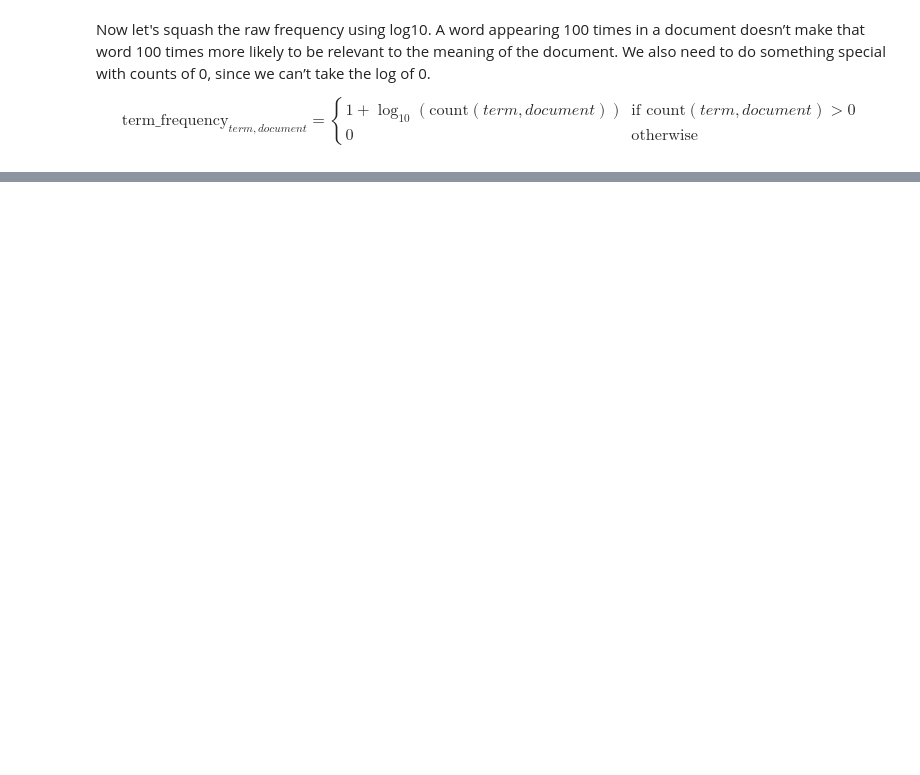
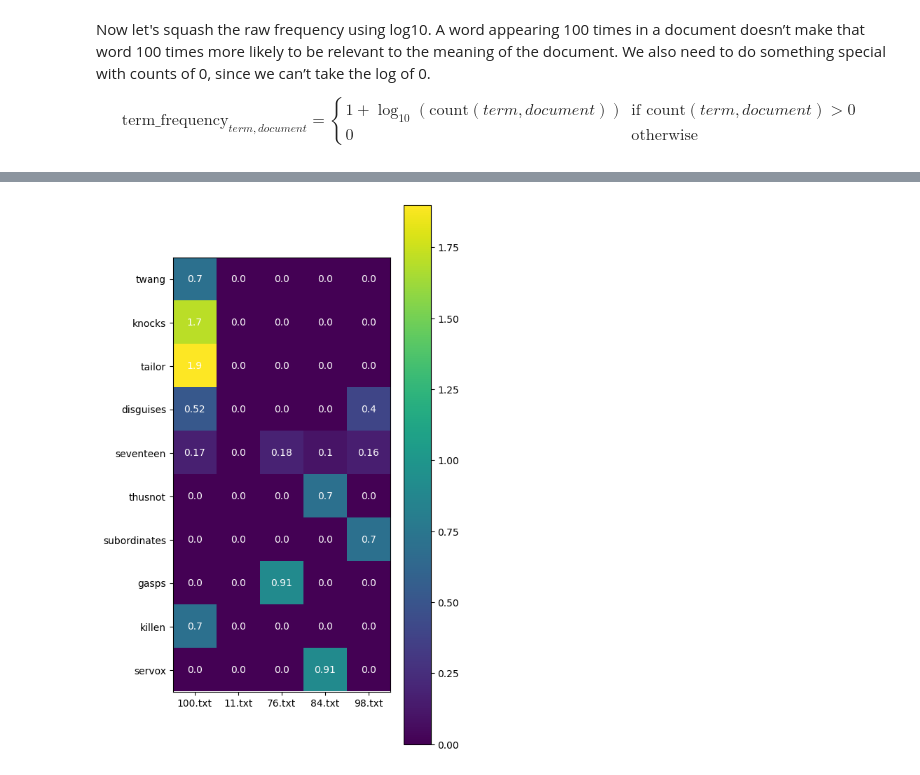
Before and after one commit to chrisjamesbond/tf-idf, a Jupyter notebook: tf-idf.ipynb, the cells around one changed output, grey strips where cells are left out. Drawn from its saved outputs; the diff is of its cells as text; code cells hidden in the pictures; blank space fills up the shorter version.

Commit message:
done for now! we've got our final tf-idf numbers calculating and we can even show a small selection of them with a plot!

```diff
--- a/tf-idf.ipynb
+++ b/tf-idf.ipynb
@@ -127,0 +103,7 @@ Term frequency for ebook:
+# %%
+squash_tf_score = np.vectorize(lambda x: 0 if x == 0 else 1 + math.log(x,10))
+
+term_frequency = squash_tf_score(term_frequency)
+
+# now our term frequencies are a little smoother
+term_lookup(term, term_frequency)
@@ -127,0 +131,8 @@ Term frequency for ebook:
+# %%
+inverse_document_frequency = np.zeros((num_terms), dtype=float)
+
+inverse_document_frequency_score = np.vectorize(lambda x: math.log((num_documents / x),10))
+
+inverse_document_frequency = inverse_document_frequency_score(document_frequency)
+
+print(inverse_document_frequency[term_to_index['ebook']])
@@ -127,0 +141,5 @@ Term frequency for ebook:
+# %%
+# finally, compute the df-idf weights
+tf_idf_weights = term_frequency * inverse_document_frequency[:, np.newaxis]
+
+print(tf_idf_weights)
@@ -127,0 +154,38 @@ Term frequency for ebook:
+# %%
+from random import randint
+import matplotlib.pyplot as plt
+import numpy as np
+
+y_labels = [(unique_terms[randint(0, num_terms)]) for i in range(10)]
+x_labels = documents
+
+viz = np.zeros((10,num_documents), dtype=float)
+
+
+for i in range(len(y_labels)):
+    viz[i] = tf_idf_weights[term_to_index[y_labels[i]]]
+
+viz = np.round(viz, decimals=2)
+
+#print(viz)
+
+# Create the plot
+plt.figure(figsize=(5, 10))
+plt.imshow(viz, cmap='viridis', interpolation='nearest', aspect='auto')
+
+# Add labels
+plt.xticks(ticks=np.arange(len(x_labels)), labels=x_labels)
+plt.yticks(ticks=np.arange(len(y_labels)), labels=y_labels)
+
+# Annotate the matrix with the actual numbers
+for i in range(viz.shape[0]):
+    for j in range(viz.shape[1]):
+        plt.text(j, i, f'{viz[i, j]}', ha='center', va='center', color='white')
+
+# Add a color bar to represent the scale of the matrix values
+plt.colorbar()
+
+# Show the plot
+plt.show()
+# %% [output]
+[figure, added]
```
Also changed, not shown: parts of 8 cells of this notebook.
